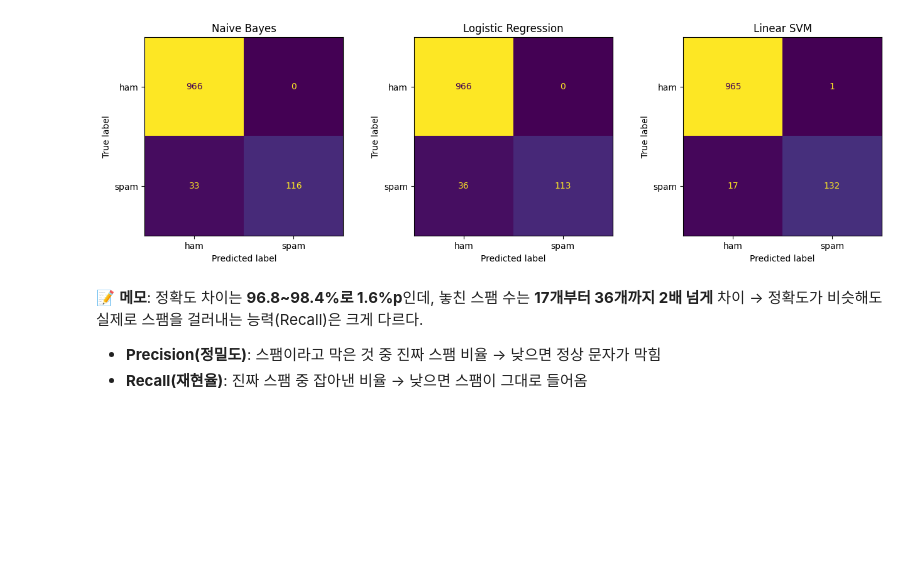
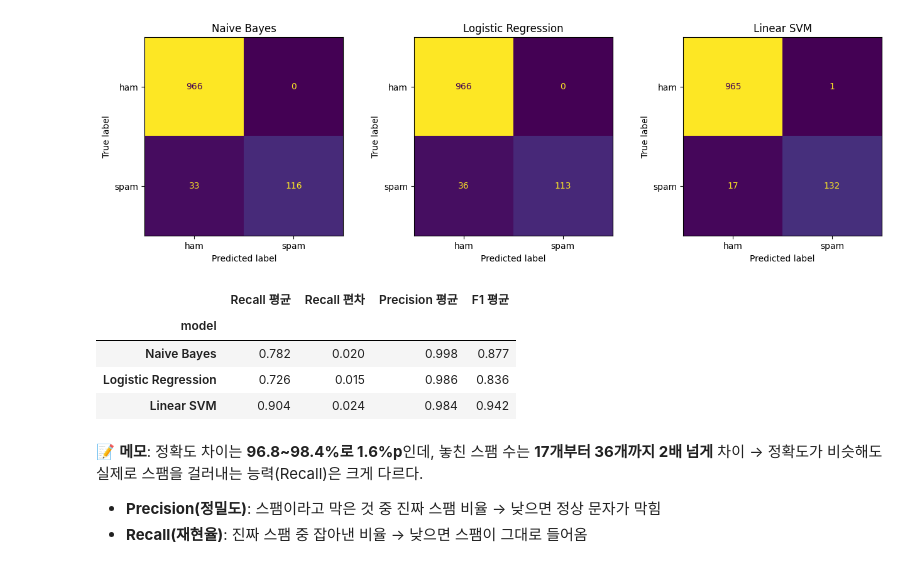
Before and after one commit to Wawawa819/sms-spam-classification, a Jupyter notebook: spam_classification.ipynb, the cells around one changed output. Cells and saved outputs as stored; diff of their text form; code cells hidden in the pictures; blank space fills up the shorter version.

```diff
--- a/spam_classification.ipynb
+++ b/spam_classification.ipynb
@@ -192,6 +192,33 @@ plt.tight_layout()
 plt.show()
 # %% [output]
 [figure]
+# %%
+from sklearn.pipeline import make_pipeline
+from sklearn.model_selection import StratifiedKFold, cross_validate
+
+# 데이터를 5조각으로 나눠, 돌아가며 1조각을 테스트로 쓰는 방식 (스팸 비율은 유지)
+cv = StratifiedKFold(n_splits=5, shuffle=True, random_state=42)
+
+cv_rows = []
+for name, m in models.items():
+    # TF-IDF와 모델을 한 묶음으로: 매번 학습 데이터로만 단어장을 만들게 함
+    pipe = make_pipeline(TfidfVectorizer(stop_words="english"), m)
+    r = cross_validate(pipe, df["clean"], df["y"], cv=cv,
+                       scoring=["accuracy", "precision", "recall", "f1"])
+    cv_rows.append({
+        "model": name,
+        "Recall 평균": r["test_recall"].mean(),
+        "Recall 편차": r["test_recall"].std(),
+        "Precision 평균": r["test_precision"].mean(),
+        "F1 평균": r["test_f1"].mean(),
+    })
+pd.DataFrame(cv_rows).set_index("model").round(3)
+# %% [output]
+|  | Recall 평균 | Recall 편차 | Precision 평균 | F1 평균 |
+| model |  |  |  |  |
+| Naive Bayes | 0.782 | 0.020 | 0.998 | 0.877 |
+| Logistic Regression | 0.726 | 0.015 | 0.986 | 0.836 |
+| Linear SVM | 0.904 | 0.024 | 0.984 | 0.942 |
 # %% [markdown]
 📝 **메모**: 정확도 차이는 **96.8~98.4%로 1.6%p**인데, 놓친 스팸 수는 **17개부터 36개까지 2배 넘게** 차이 → 정확도가 비슷해도 실제로 스팸을 걸러내는 능력(Recall)은 크게 다르다.
 
```
Also changed, not shown: parts of 1 cell of this notebook.
